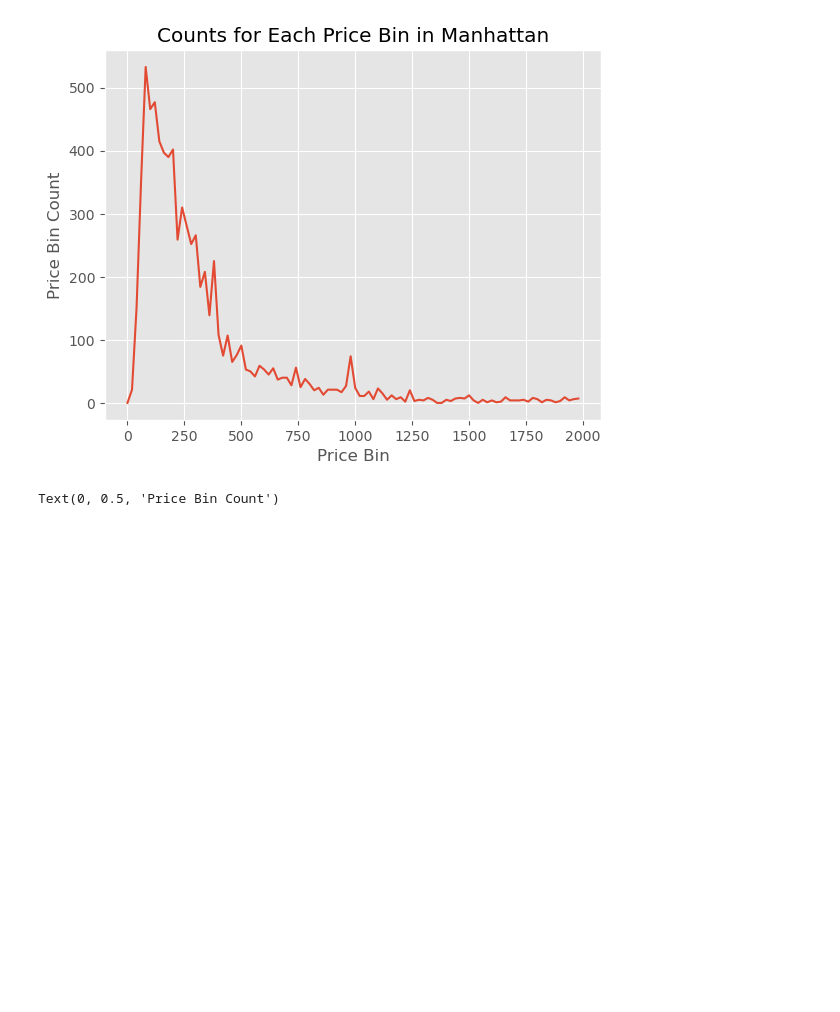
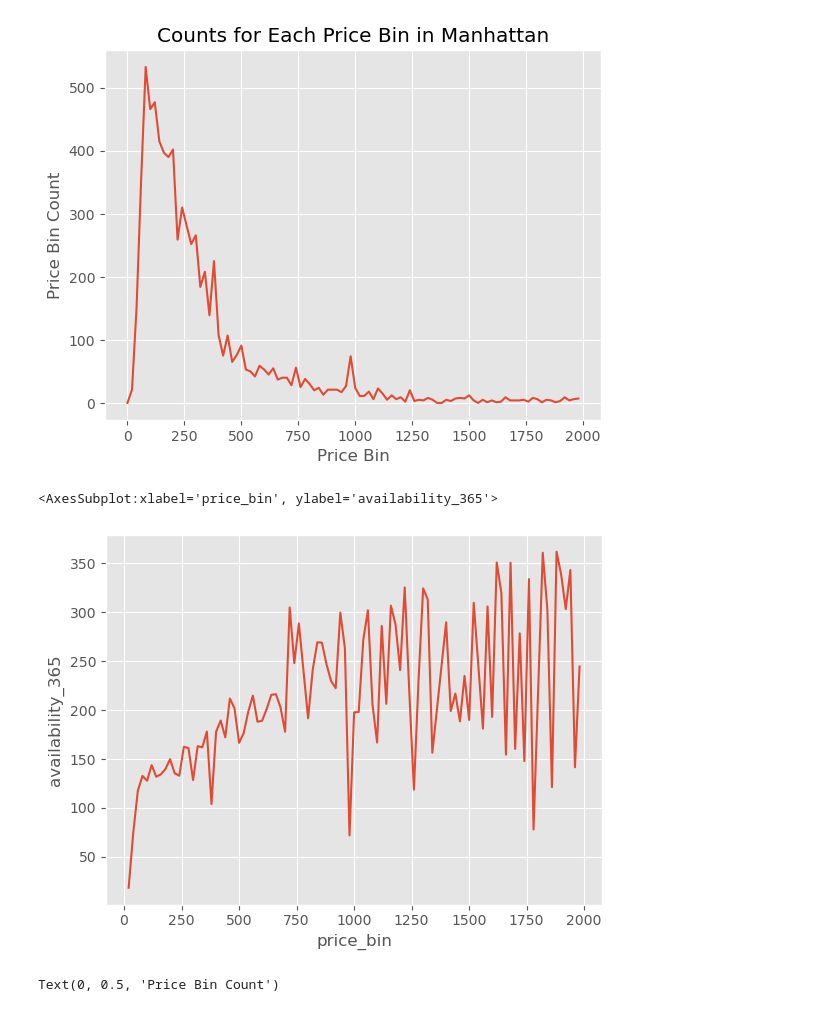
Before and after one commit to liu-roger/data_visualization_project, a Jupyter notebook: visualizations/price_bins_vs_revenue_each_boro_line_chart.ipynb, the cells around one changed output. Drawn from its saved outputs; the diff is of its cells as text; code cells hidden in the pictures; blank space fills up the shorter version.

```diff
--- a/visualizations/price_bins_vs_revenue_each_boro_line_chart.ipynb
+++ b/visualizations/price_bins_vs_revenue_each_boro_line_chart.ipynb
@@ -174,4 +179,9 @@ plt.ylabel('Price Bin Count')
 # %% [output]
 Text(0, 0.5, 'Price Bin Count')
 [figure]
+# %%
+sns.lineplot(x = manhattan_price_bin_grouping.index, y = 'availability_365', data=manhattan_price_bin_grouping)
+# %% [output]
+<AxesSubplot:xlabel='price_bin', ylabel='availability_365'>
+[figure, added]
 # %%
```
Also changed, not shown: parts of 6 cells of this notebook.
